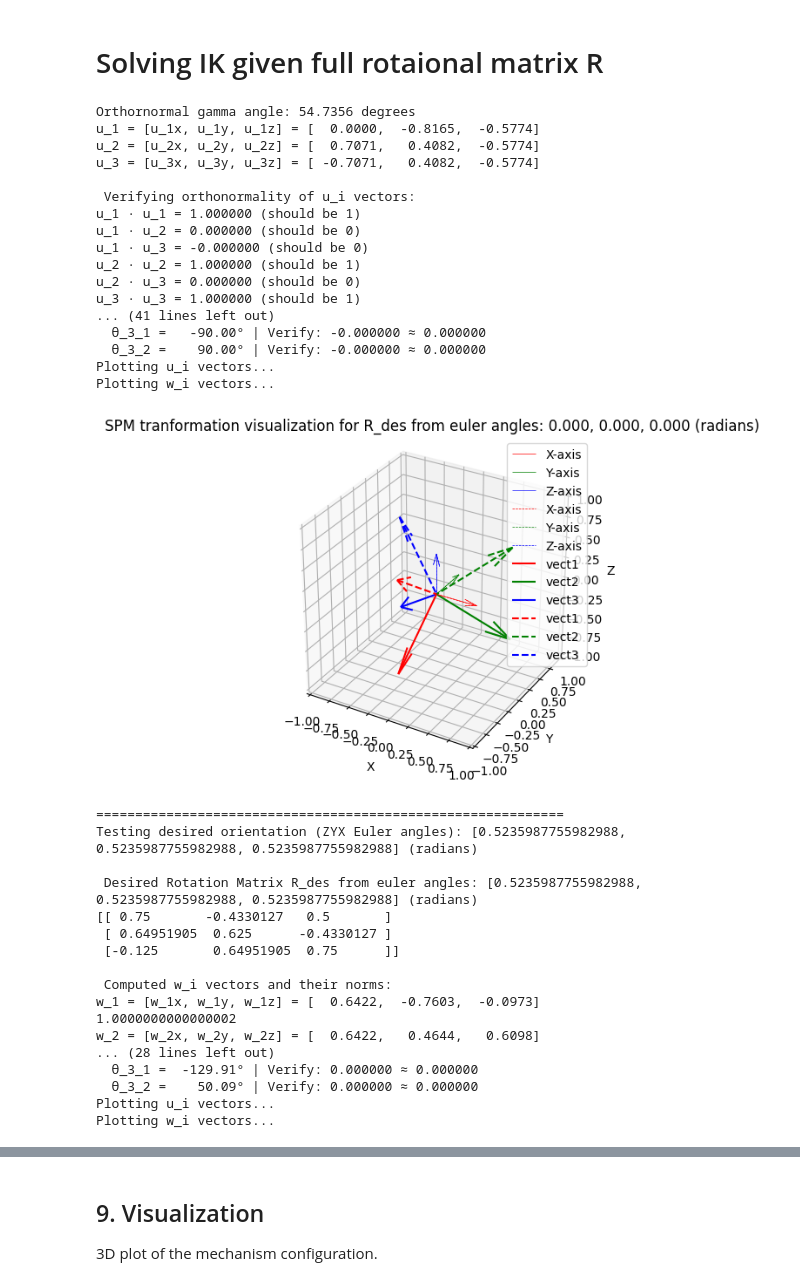
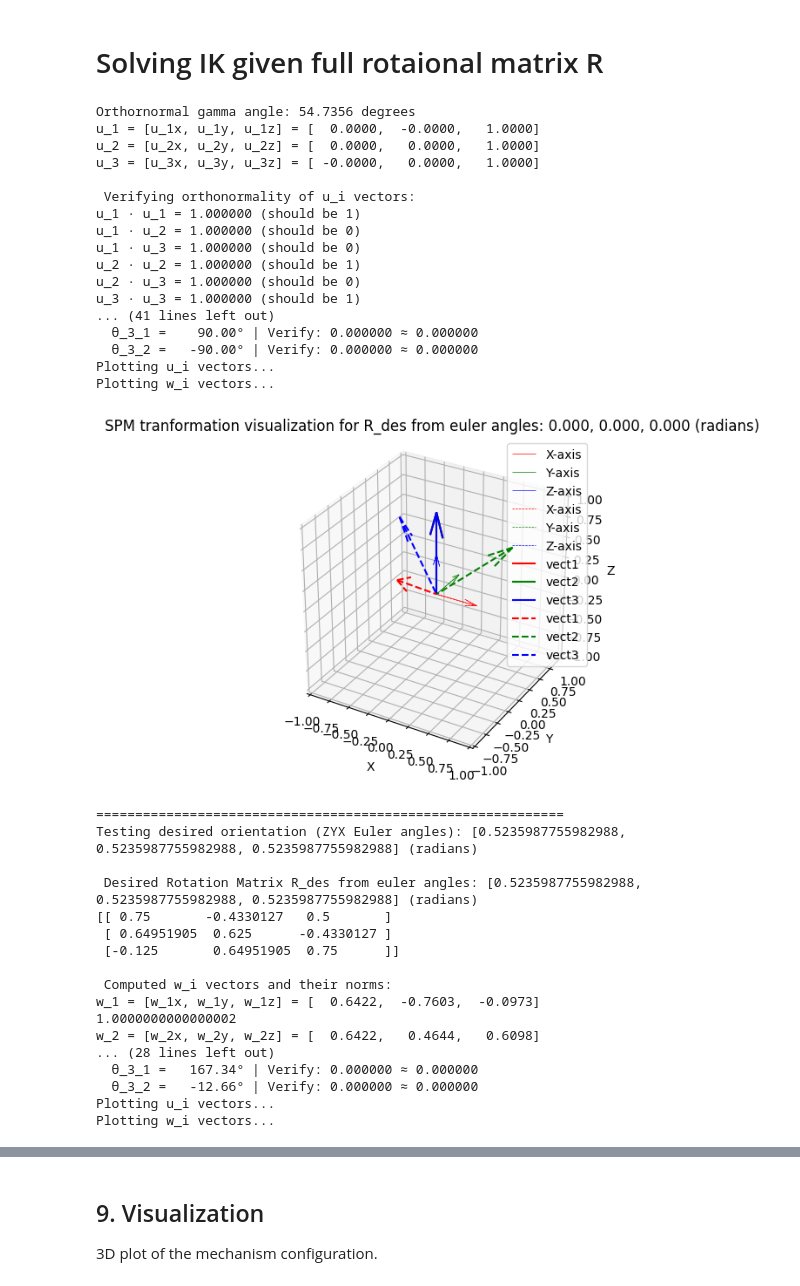
Before and after one commit to ChawinOph/spm-mechanics, a Jupyter notebook: notebooks/symbolic_kinematics.ipynb, the cells around one changed output, grey strips where cells are left out. Drawn from its saved outputs; the diff is of its cells as text; code cells hidden in the pictures.

Commit message:
changed to coaxial base design

```diff
--- a/notebooks/symbolic_kinematics.ipynb
+++ b/notebooks/symbolic_kinematics.ipynb
@@ -620,10 +620,10 @@ print(f"Orthornormal gamma angle: {np.degrees(gamma_orthonormal):.4f} degrees")
 
 eta_i2 = [0, 2*np.pi/3, 4*np.pi/3]  # moving platform orientations
 
-# gamma_i1 = [0, 0, 0]  # base platform angles (coaxial)
+gamma_i1 = [0, 0, 0]  # base platform angles (coaxial)
 # gamma_i2 = [np.pi/2, np.pi/2, np.pi/2]  # moving platform angles (coplanar moving platform)
 
-gamma_i1 = [np.pi - gamma_orthonormal, np.pi - gamma_orthonormal, np.pi - gamma_orthonormal]  # base platform angles (orthornormal base)
+# gamma_i1 = [np.pi - gamma_orthonormal, np.pi - gamma_orthonormal, np.pi - gamma_orthonormal]  # base platform angles (orthornormal base)
 gamma_i2 = [gamma_orthonormal, gamma_orthonormal, gamma_orthonormal]  # moving platform angles (orthornormal moving platform)
 
 alpha_i1 = [np.pi/2, np.pi/2, np.pi/2]  # proximal link angles, influencing c1_i, c2_i, c3_i
@@ -712,42 +712,42 @@ for euler_angles in euler_angles_set:
         print(f"Leg {i+1}: A_{i+1} = {A_i[i]:.6f}, B_{i+1} = {B_i[i]:.6f}")
         print(f"  cos(alpha_{i+1}) = {np.cos(alpha_i2[i]):.6f}")
         print(f"  w_i·c = {w_i[i][0]*c1_i[i] + w_i[i][1]*c2_i[i] + w_i[i][2]*c3_i[i]:.6f}")
     C_i = [ np.cos(alpha_i2[i]) - (w_i[i][0]*c1_i[i] + w_i[i][1]*c2_i[i] + w_i[i][2]*c3_i[i]) for i in range(3)]
 
     # compute joint angles theta_i solutions for each leg
     for i in range(3):
         print(f"\nsolving A·cos(θ) + B·sin(θ) = C for leg {i+1}")
         print(f"  A_{i+1} = {A_i[i]:.6f}, B_{i+1} = {B_i[i]:.6f}, C_{i+1} = {C_i[i]:.6f}")
         sols = solve_trig_equation_numerical(A_i[i], B_i[i], C_i[i])
         print(f"Leg {i+1} solutions for theta_{i+1}:")
         if sols:
             for j, theta_sol in enumerate(sols):
                 check = A_i[i] * np.cos(theta_sol) + B_i[i] * np.sin(theta_sol)
                 print(f"  θ_{i+1}_{j+1} = {np.degrees(theta_sol):8.2f}° | Verify: {check:.6f} ≈ {C_i[i]:.6f}")
         else:
             print("  No solution exists")
 
     # visualization of the platform and joint vectors
     plot_spsm_transformation(u_i, w_i, R_des, euler_angles)
 # %% [output]
 Orthornormal gamma angle: 54.7356 degrees
-u_1 = [u_1x, u_1y, u_1z] = [  0.0000,  -0.8165,  -0.5774]
-u_2 = [u_2x, u_2y, u_2z] = [  0.7071,   0.4082,  -0.5774]
-u_3 = [u_3x, u_3y, u_3z] = [ -0.7071,   0.4082,  -0.5774]
+u_1 = [u_1x, u_1y, u_1z] = [  0.0000,  -0.0000,   1.0000]
+u_2 = [u_2x, u_2y, u_2z] = [  0.0000,   0.0000,   1.0000]
+u_3 = [u_3x, u_3y, u_3z] = [ -0.0000,   0.0000,   1.0000]
 
  Verifying orthonormality of u_i vectors:
 u_1 · u_1 = 1.000000 (should be 1)
-u_1 · u_2 = 0.000000 (should be 0)
-u_1 · u_3 = -0.000000 (should be 0)
+u_1 · u_2 = 1.000000 (should be 0)
+u_1 · u_3 = 1.000000 (should be 0)
 u_2 · u_2 = 1.000000 (should be 1)
-u_2 · u_3 = 0.000000 (should be 0)
+u_2 · u_3 = 1.000000 (should be 0)
 u_3 · u_3 = 1.000000 (should be 1)
 ... (41 lines left out)
-  θ_3_1 =   -90.00° | Verify: -0.000000 ≈ 0.000000
-  θ_3_2 =    90.00° | Verify: -0.000000 ≈ 0.000000
+  θ_3_1 =    90.00° | Verify: 0.000000 ≈ 0.000000
+  θ_3_2 =   -90.00° | Verify: 0.000000 ≈ 0.000000
 Plotting u_i vectors...
 Plotting w_i vectors...
-[figure, old version]
+[figure, new version]
 ============================================================
 Testing desired orientation (ZYX Euler angles): [0.5235987755982988, 0.5235987755982988, 0.5235987755982988] (radians)
 
@@ -761,7 +761,7 @@ w_1 = [w_1x, w_1y, w_1z] = [  0.6422,  -0.7603,  -0.0973]
 1.0000000000000002
 w_2 = [w_2x, w_2y, w_2z] = [  0.6422,   0.4644,   0.6098]
 ... (28 lines left out)
-  θ_3_1 =  -129.91° | Verify: 0.000000 ≈ 0.000000
-  θ_3_2 =    50.09° | Verify: 0.000000 ≈ 0.000000
+  θ_3_1 =   167.34° | Verify: 0.000000 ≈ 0.000000
+  θ_3_2 =   -12.66° | Verify: 0.000000 ≈ 0.000000
 Plotting u_i vectors...
 Plotting w_i vectors...
```
Also changed, not shown: parts of 1 cell of this notebook.
